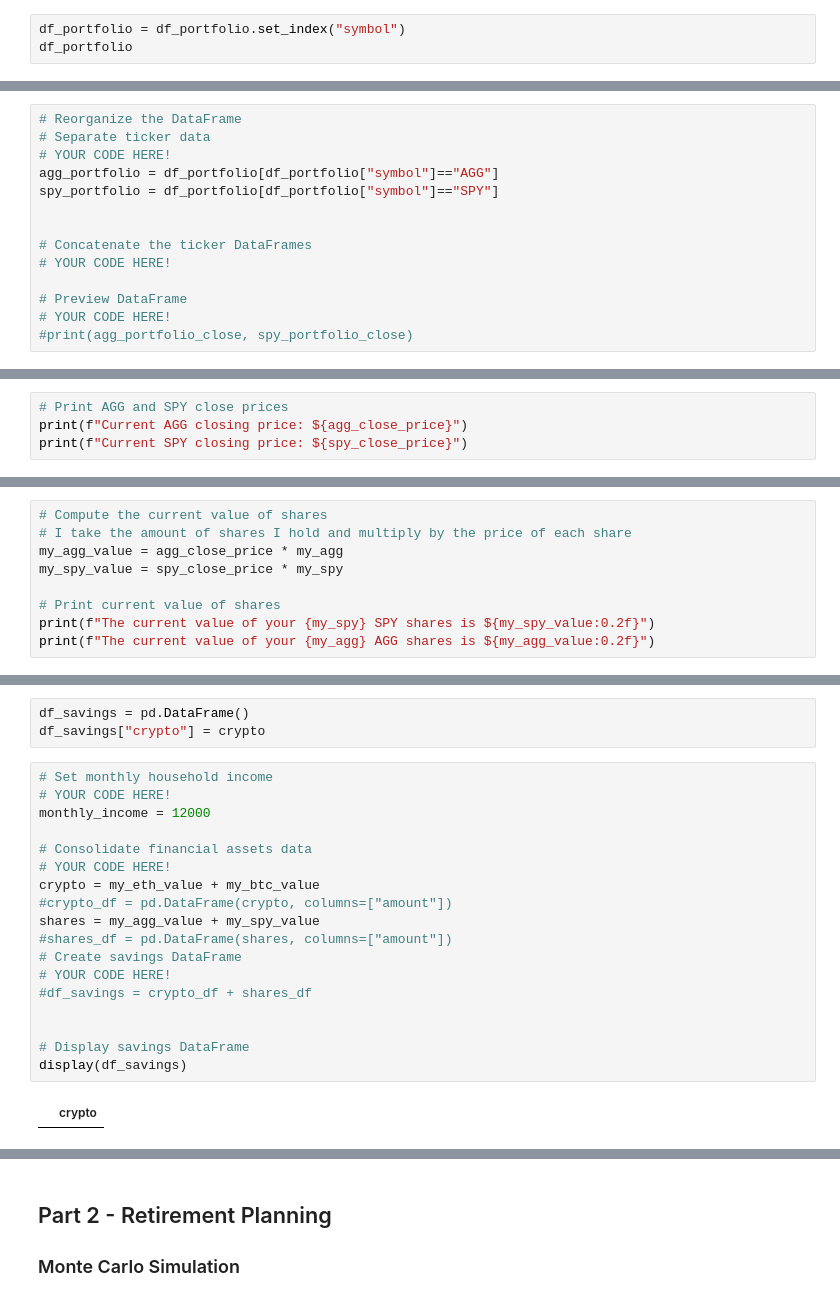
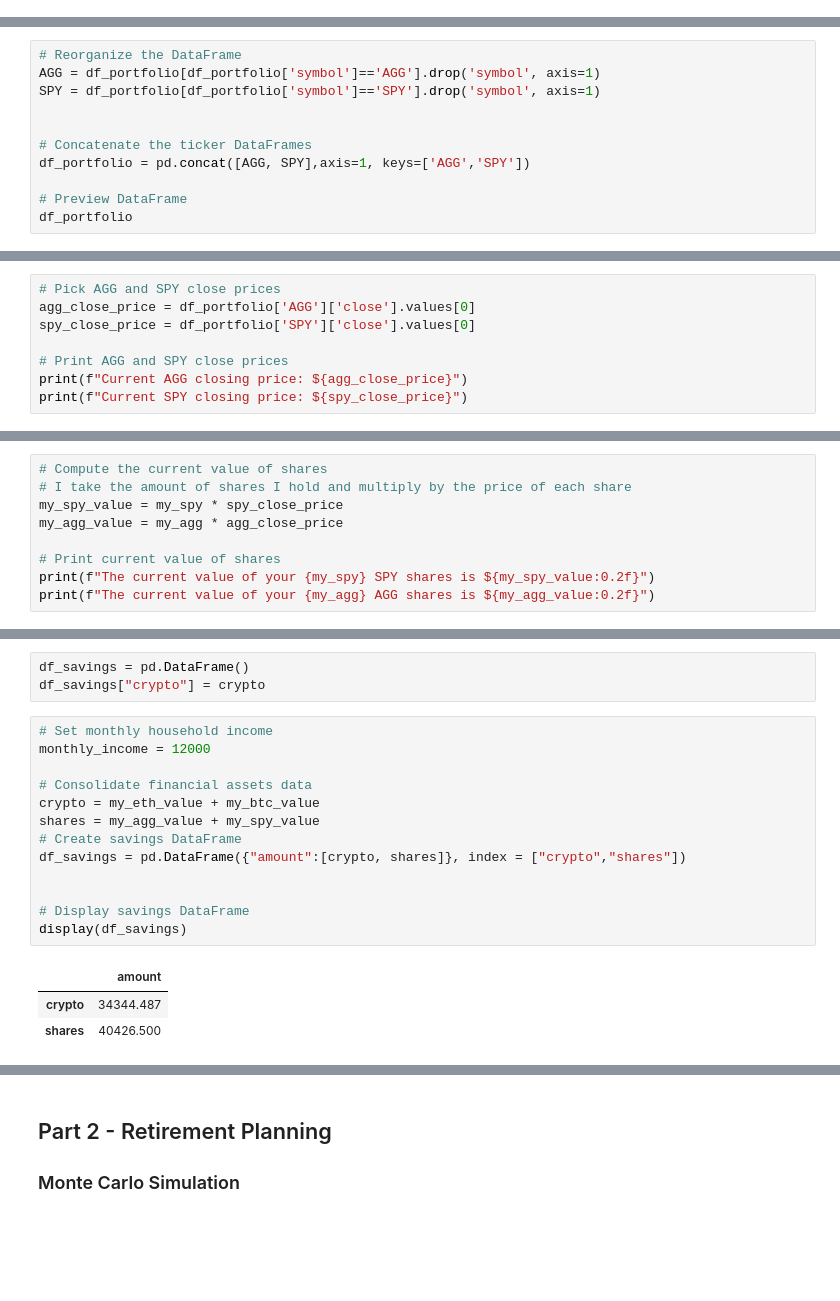
Before and after one commit to malrepos/Assignment---Module-05, a Jupyter notebook: financial-planner.ipynb, the cells around one changed output, grey strips where cells are left out. Drawn from its saved outputs; the diff is of its cells as text; blank space fills up the shorter version.

Commit message:
completed savins health analysis

```diff
--- a/financial-planner.ipynb
+++ b/financial-planner.ipynb
@@ -191,3 +164,0 @@ df_portfolio
-# %%
-df_portfolio = df_portfolio.set_index("symbol")
-df_portfolio
@@ -207,15 +165,12 @@ df_agg
 # %%
 # Reorganize the DataFrame
-# Separate ticker data
-# YOUR CODE HERE!
-agg_portfolio = df_portfolio[df_portfolio["symbol"]=="AGG"]
-spy_portfolio = df_portfolio[df_portfolio["symbol"]=="SPY"]
+AGG = df_portfolio[df_portfolio['symbol']=='AGG'].drop('symbol', axis=1)
+SPY = df_portfolio[df_portfolio['symbol']=='SPY'].drop('symbol', axis=1)
 
 
 # Concatenate the ticker DataFrames
-# YOUR CODE HERE!
+df_portfolio = pd.concat([AGG, SPY],axis=1, keys=['AGG','SPY'])
 
 # Preview DataFrame
-# YOUR CODE HERE!
-#print(agg_portfolio_close, spy_portfolio_close)
+df_portfolio
 # %% [output]
@@ -235,4 +181,8 @@ NameError: name 'spy_portfolio_close' is not defined
 # %%
+# Pick AGG and SPY close prices
+agg_close_price = df_portfolio['AGG']['close'].values[0]
+spy_close_price = df_portfolio['SPY']['close'].values[0]
+
 # Print AGG and SPY close prices
 print(f"Current AGG closing price: ${agg_close_price}")
 print(f"Current SPY closing price: ${spy_close_price}")
@@ -241,8 +192,8 @@ NameError: name 'agg_close_price' is not defined
 # %%
 # Compute the current value of shares
 # I take the amount of shares I hold and multiply by the price of each share
-my_agg_value = agg_close_price * my_agg
-my_spy_value = spy_close_price * my_spy
+my_spy_value = my_spy * spy_close_price
+my_agg_value = my_agg * agg_close_price
 
 # Print current value of shares
 print(f"The current value of your {my_spy} SPY shares is ${my_spy_value:0.2f}")
@@ -257,23 +208,20 @@ df_savings = pd.DataFrame()
 df_savings["crypto"] = crypto
 # %%
 # Set monthly household income
-# YOUR CODE HERE!
 monthly_income = 12000
 
 # Consolidate financial assets data
-# YOUR CODE HERE!
 crypto = my_eth_value + my_btc_value
-#crypto_df = pd.DataFrame(crypto, columns=["amount"])
 shares = my_agg_value + my_spy_value
-#shares_df = pd.DataFrame(shares, columns=["amount"])
 # Create savings DataFrame
-# YOUR CODE HERE!
-#df_savings = crypto_df + shares_df
+df_savings = pd.DataFrame({"amount":[crypto, shares]}, index = ["crypto","shares"])
 
 
 # Display savings DataFrame
 display(df_savings)
 # %% [output]
-|  | crypto |
+|  | amount |
+| crypto | 34344.487 |
+| shares | 40426.500 |
 # %%
 # Plot savings pie chart
```
Also changed, not shown: parts of 32 cells of this notebook.
